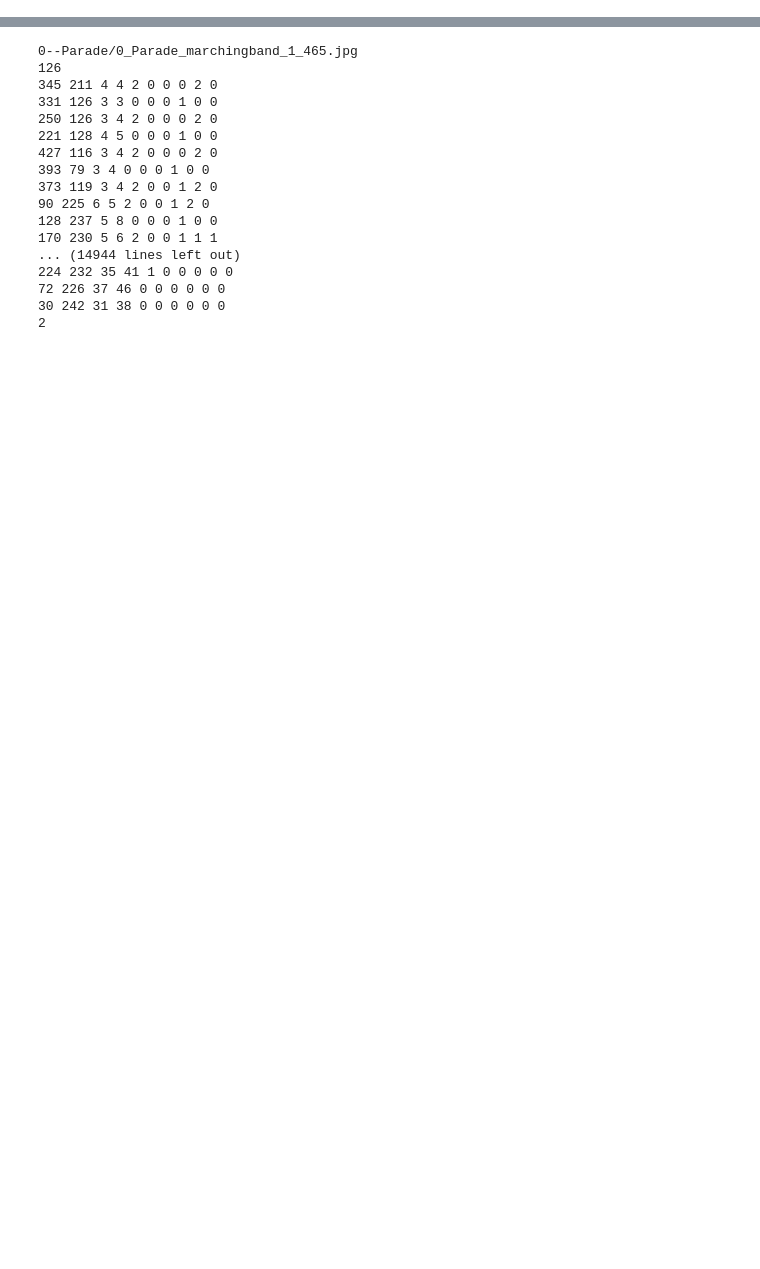
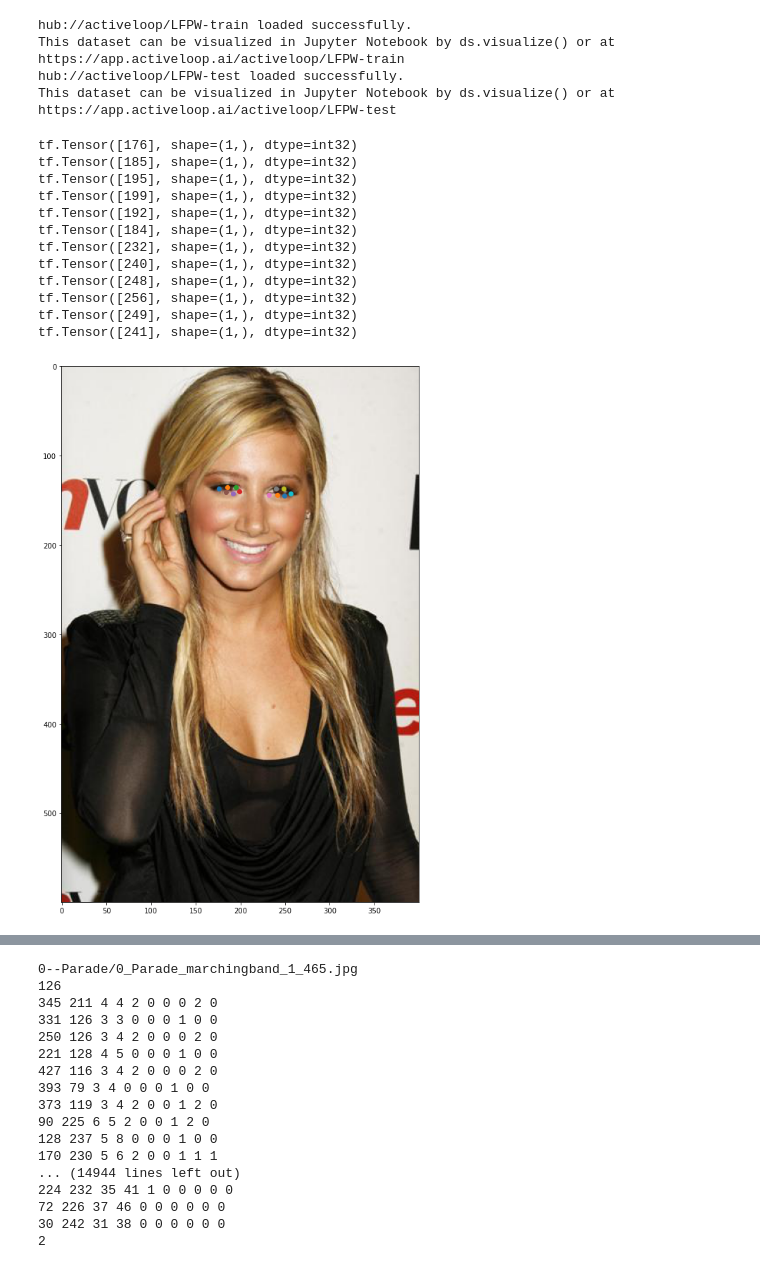
Before and after one commit to OpenSW-Going-Merry/Image_method, a Jupyter notebook: Download_image.ipynb, the cells around one changed output, grey strips where cells are left out. Saved outputs shown, nothing was run; the diff lists cells and outputs as text; code cells hidden in the pictures; blank space fills up the shorter version.

Commit message:
Download LFPW dataset

```diff
--- a/Download_image.ipynb
+++ b/Download_image.ipynb
@@ -20,5 +7,35 @@ ModuleNotFoundError: No module named 'chainer'
 # %%
-train_path = "D:/archive (1)/WIDER_train/WIDER_train/images"
-label_path = "D:/FDDB/FDDB-folds"
+dt = hub.load("hub://activeloop/LFPW-train")
+ds = hub.load("hub://activeloop/LFPW-test")
+dataloader_train = dt.tensorflow()
+dataloader_test = ds.tensorflow()
+# %% [output]
+hub://activeloop/LFPW-train loaded successfully.
+This dataset can be visualized in Jupyter Notebook by ds.visualize() or at https://app.activeloop.ai/activeloop/LFPW-train
+hub://activeloop/LFPW-test loaded successfully.
+This dataset can be visualized in Jupyter Notebook by ds.visualize() or at https://app.activeloop.ai/activeloop/LFPW-test
 # %%
-image = cv2.imread(train_path+"/0--Parade/0_Parade_marchingband_1_849.jpg")
+fig, ax = plt.subplots(figsize=(14, 14))
+for i in dataloader_test:
+    ax.imshow(i["images"])
+    index=0
+    for j in range(0, len(i["keypoints"]), 3):
+        index+=1
+        if index > 36 and index < 49:
+            print(i["keypoints"][j])
+            ax.scatter(i["keypoints"][j],i["keypoints"][j+1])
+    break
+# %% [output]
+tf.Tensor([176], shape=(1,), dtype=int32)
+tf.Tensor([185], shape=(1,), dtype=int32)
+tf.Tensor([195], shape=(1,), dtype=int32)
+tf.Tensor([199], shape=(1,), dtype=int32)
+tf.Tensor([192], shape=(1,), dtype=int32)
+tf.Tensor([184], shape=(1,), dtype=int32)
+tf.Tensor([232], shape=(1,), dtype=int32)
+tf.Tensor([240], shape=(1,), dtype=int32)
+tf.Tensor([248], shape=(1,), dtype=int32)
+tf.Tensor([256], shape=(1,), dtype=int32)
+tf.Tensor([249], shape=(1,), dtype=int32)
+tf.Tensor([241], shape=(1,), dtype=int32)
+[figure, added]
```
Also changed, not shown: parts of 7 cells of this notebook.
